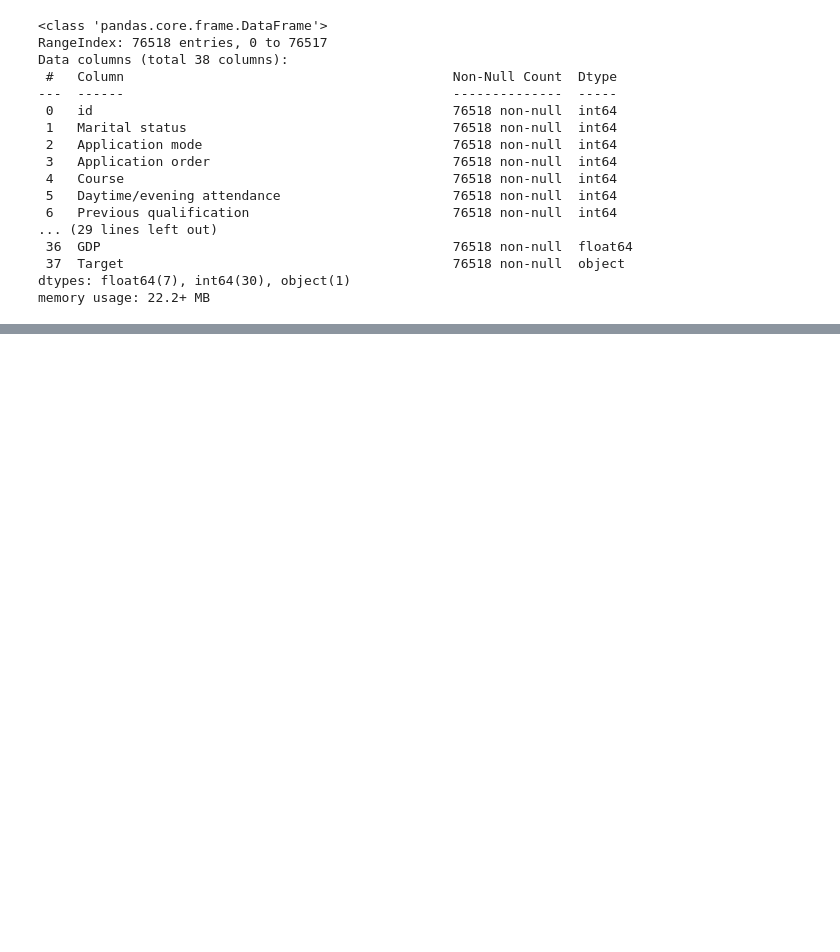
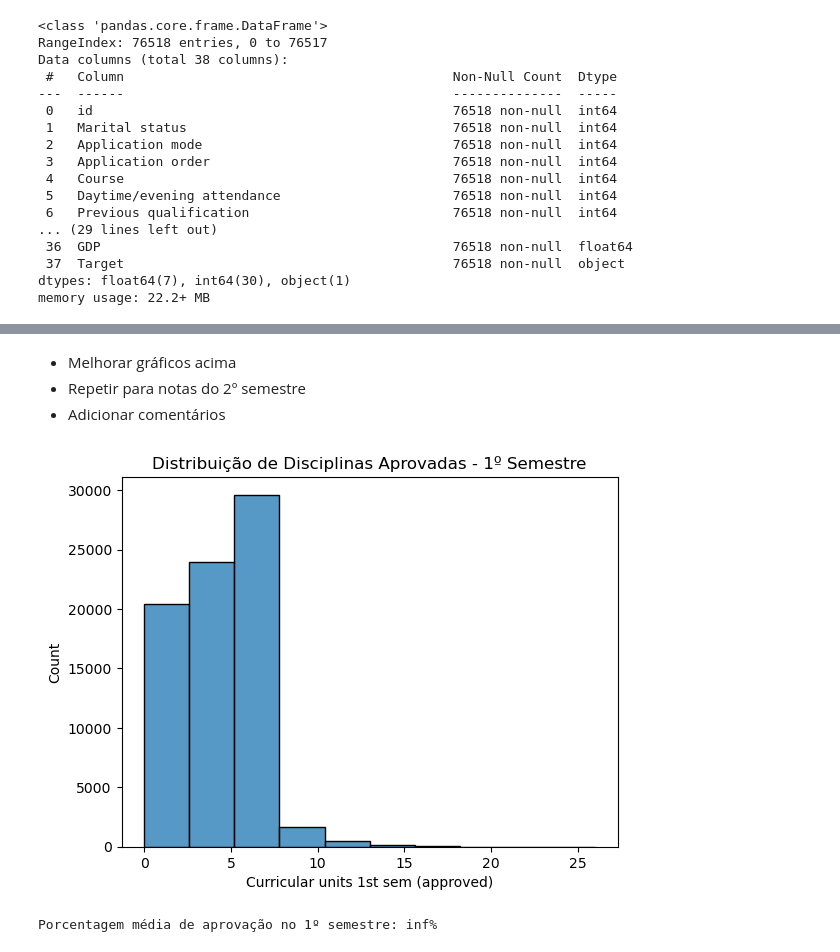
Before and after one commit to DuquePin/Final_Project_EBAC, a Jupyter notebook: notebooks/EDA.ipynb, the cells around one changed output, grey strips where cells are left out. Cells and saved outputs as stored; diff of their text form; code cells hidden in the pictures; blank space fills up the shorter version.

```diff
--- a/notebooks/EDA.ipynb
+++ b/notebooks/EDA.ipynb
@@ -313,0 +350,17 @@ Como é possível observar, as variáveis **qualitativas** tem uma correlação
+# %% [markdown]
+- Melhorar gráficos acima
+- Repetir para notas do 2º semestre
+- Adicionar comentários
+# %%
+# Histograma para o número de disciplinas aprovadas no 1º semestre
+sns.histplot(df_exp['Curricular units 1st sem (approved)'], kde=False, bins=10)
+plt.title('Distribuição de Disciplinas Aprovadas - 1º Semestre')
+plt.show()
+
+# Porcentagem média de aprovação
+percent_aprovacao = (df_exp['Curricular units 1st sem (approved)'] /
+                     df_exp['Curricular units 1st sem (enrolled)']).mean() * 100
+print(f"Porcentagem média de aprovação no 1º semestre: {percent_aprovacao:.2f}%")
+# %% [output]
+[figure, added]
+Porcentagem média de aprovação no 1º semestre: inf%
```
Also changed, not shown: parts of 87 cells of this notebook, 1 other file.
